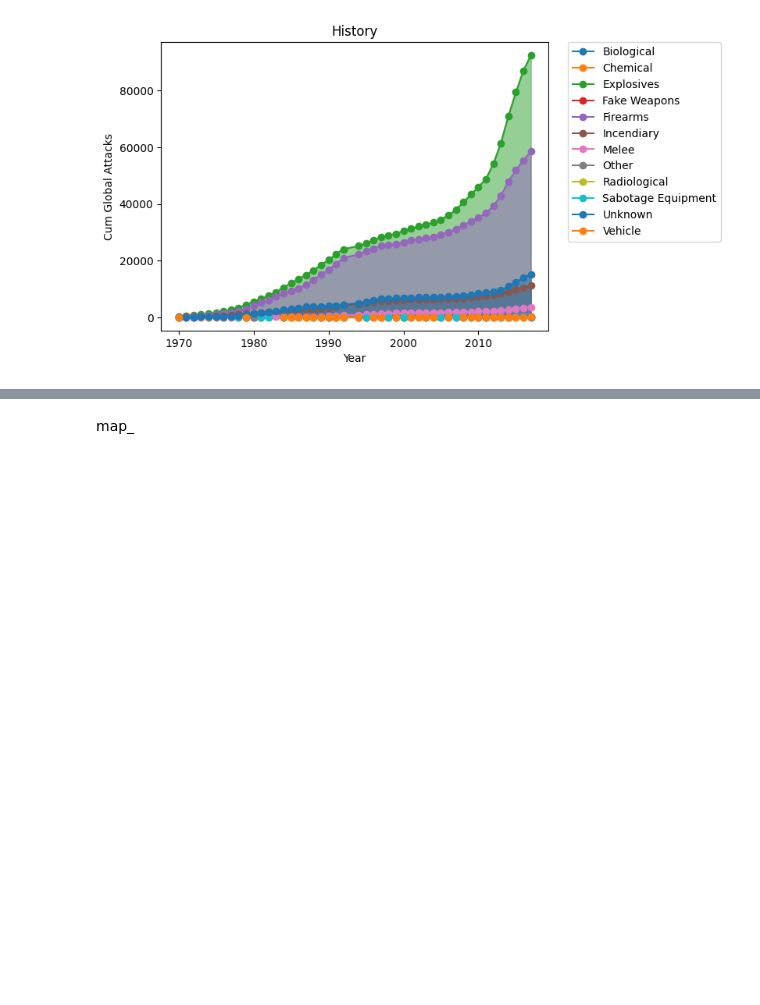
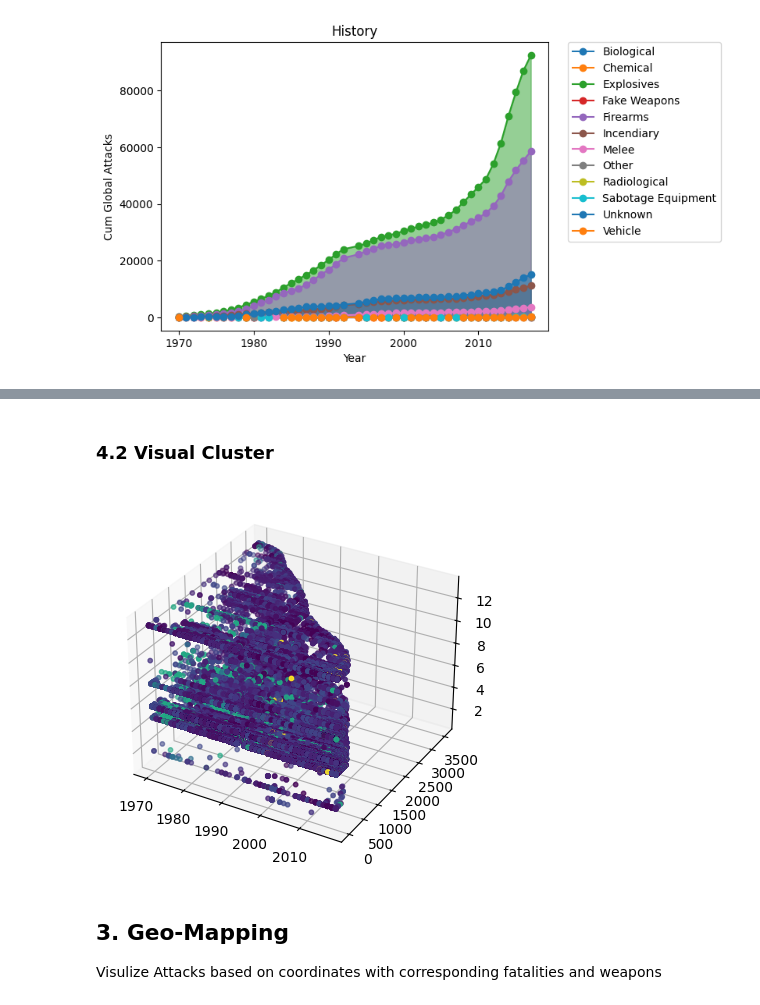
Before and after one commit to DataScience-DHBWKA/Data4Peace, a Jupyter notebook: Data4Peace.ipynb, the cells around one changed output, grey strips where cells are left out. Cells and saved outputs as stored; diff of their text form; code cells hidden in the pictures; blank space fills up the shorter version.

```diff
--- a/Data4Peace.ipynb
+++ b/Data4Peace.ipynb
@@ -88,2 +133,17 @@ sns.heatmap(df_correlation.corr(), cmap='coolwarm', annot=True)
-# %% [markdown]
-map_
+# %% [markdown]
+### 4.2 Visual Cluster
+# %%
+import numpy as np
+
+df_cluster = df.loc[:, ["iyear", "country", "gname", "weaptype1", "targtype1", "nkill"]]
+
+fig = plt.figure()
+ax = fig.add_subplot(111, projection='3d')
+ax.scatter(df_cluster["iyear"], df_cluster["gname"], df_cluster["weaptype1"], marker=".", c=df_cluster["country"], s=40)
+
+plt.show()
+# %% [output]
+[figure, added]
+# %% [markdown]
+## 3. Geo-Mapping
+Visulize Attacks based on coordinates with corresponding fatalities and weapons
```
Also changed, not shown: parts of 22 cells of this notebook, 1 other file.
